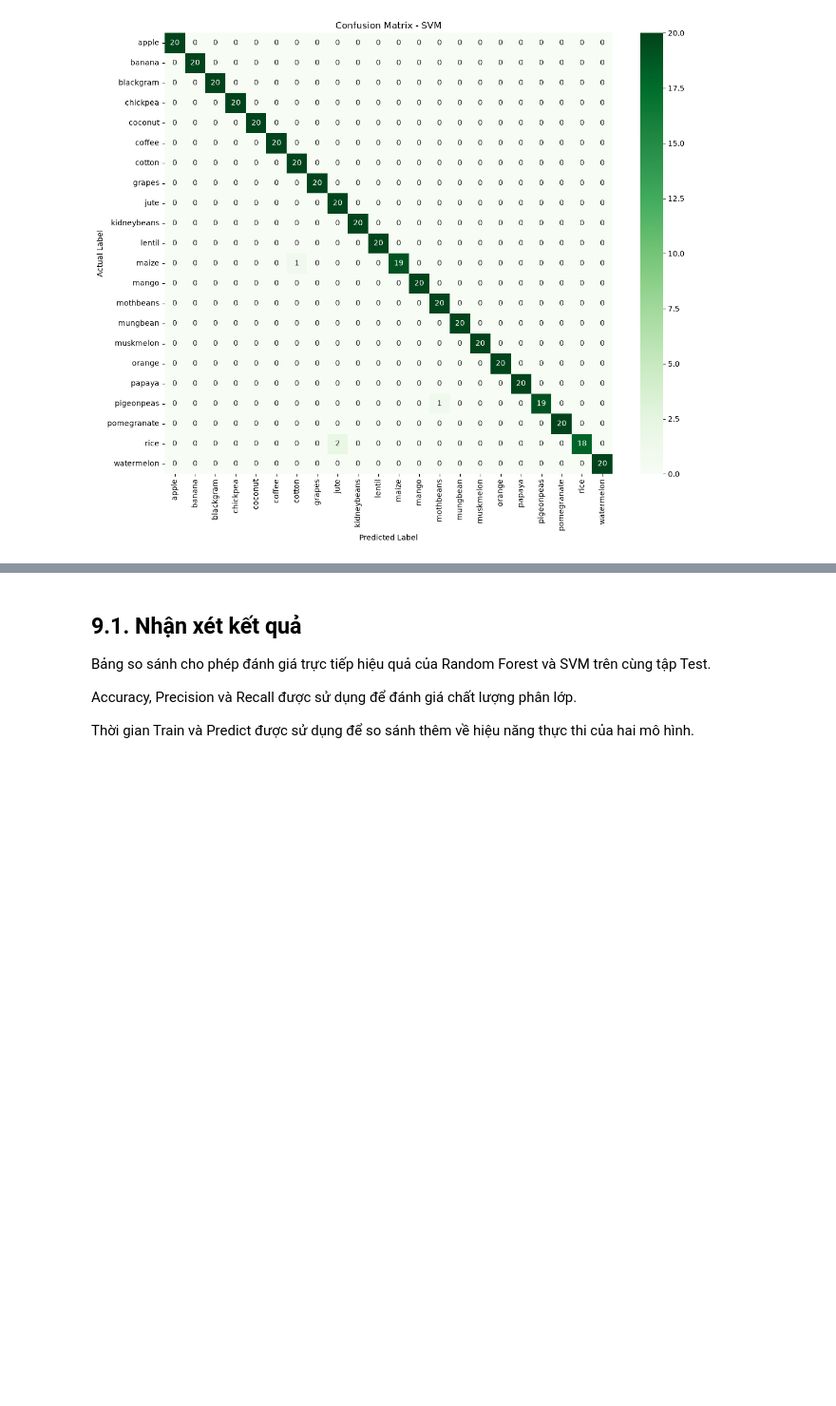
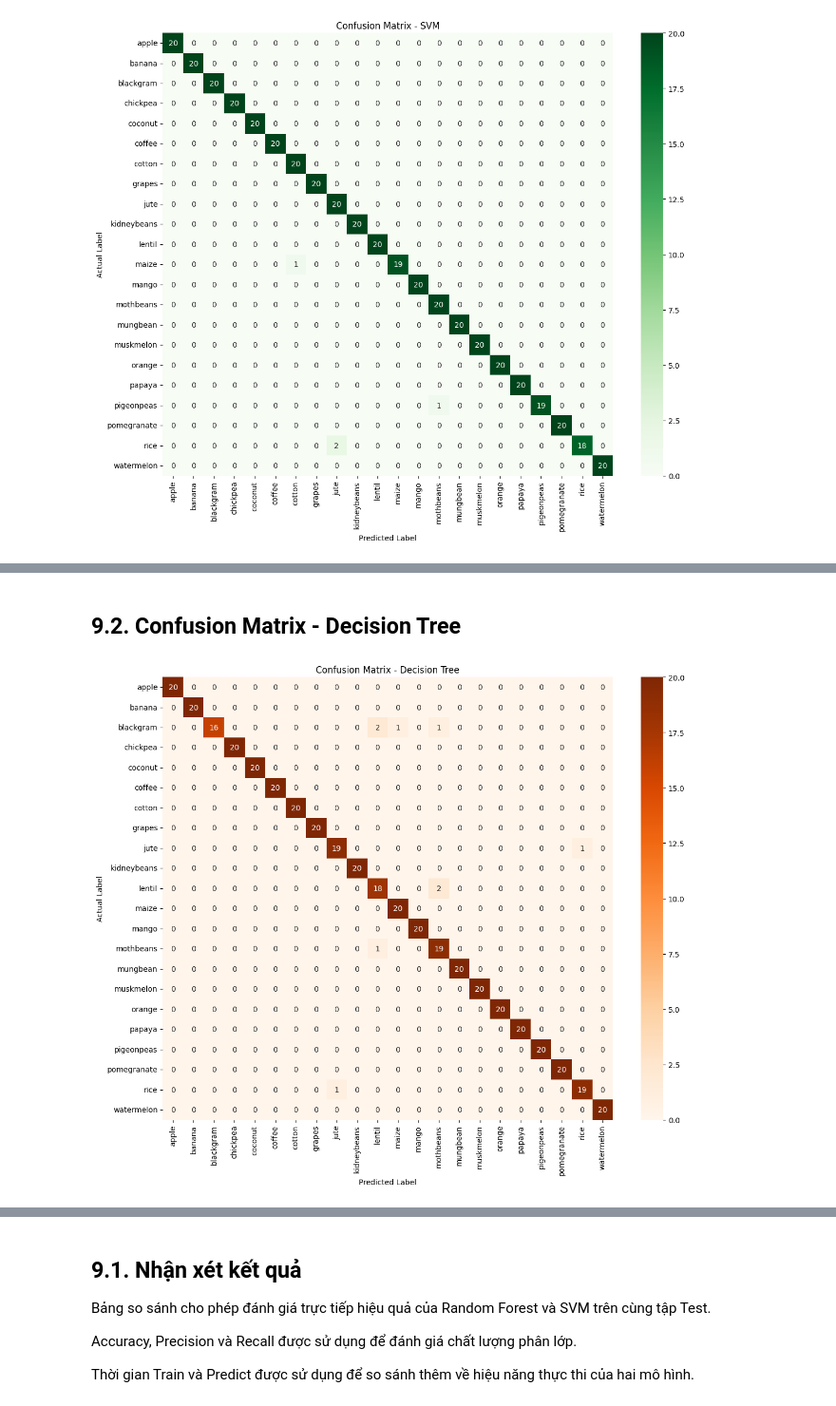
Before and after one commit to QuangVinhDK3/Crop_recommendation, a Jupyter notebook: notebooks/03_classification.ipynb, the cells around one changed output, grey strips where cells are left out. Shown at 95% size. Cells and saved outputs as stored; diff of their text form; code cells hidden in the pictures; blank space fills up the shorter version.

```diff
--- a/notebooks/03_classification.ipynb
+++ b/notebooks/03_classification.ipynb
@@ -399 +487,31 @@ plt.show()
+# %% [markdown]
+## 9.2. Confusion Matrix - Decision Tree
+# %%
+cm_dt = confusion_matrix(y_test, y_pred_dt)
+
+plt.figure(figsize=(12, 10))
+
+sns.heatmap(
+    cm_dt,
+    annot=True,
+    fmt="d",
+    cmap="Oranges",
+    xticklabels=class_names,
+    yticklabels=class_names
+)
+
+plt.title("Confusion Matrix - Decision Tree")
+plt.xlabel("Predicted Label")
+plt.ylabel("Actual Label")
+plt.tight_layout()
+
+plt.savefig(
+    "../reports/figures/confusion_matrix_dt.png",
+    dpi=300,
+    bbox_inches="tight"
+)
+
+plt.show()
+# %% [output]
+[figure, added]
 # %% [markdown]
```
Also changed, not shown: parts of 17 cells of this notebook, 9 other files.
